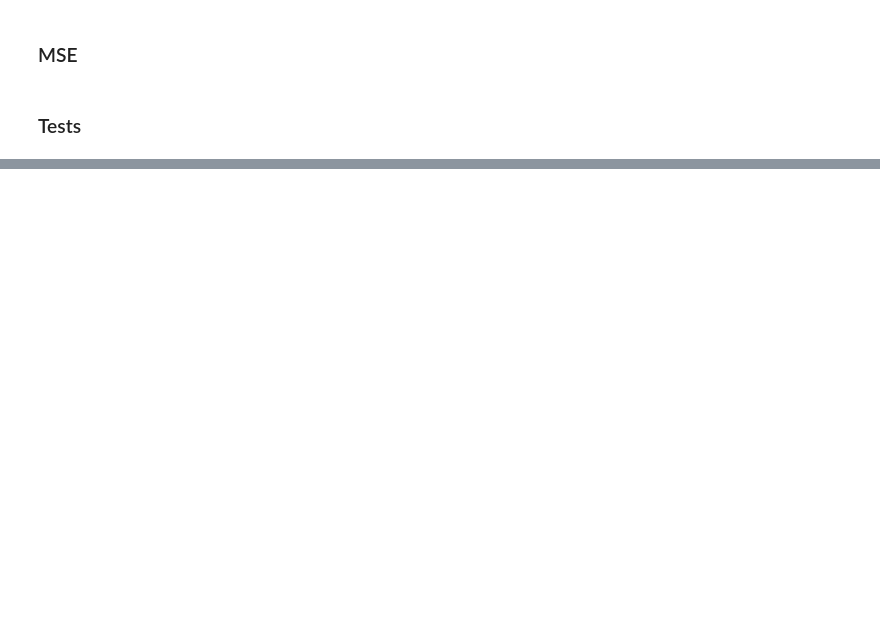
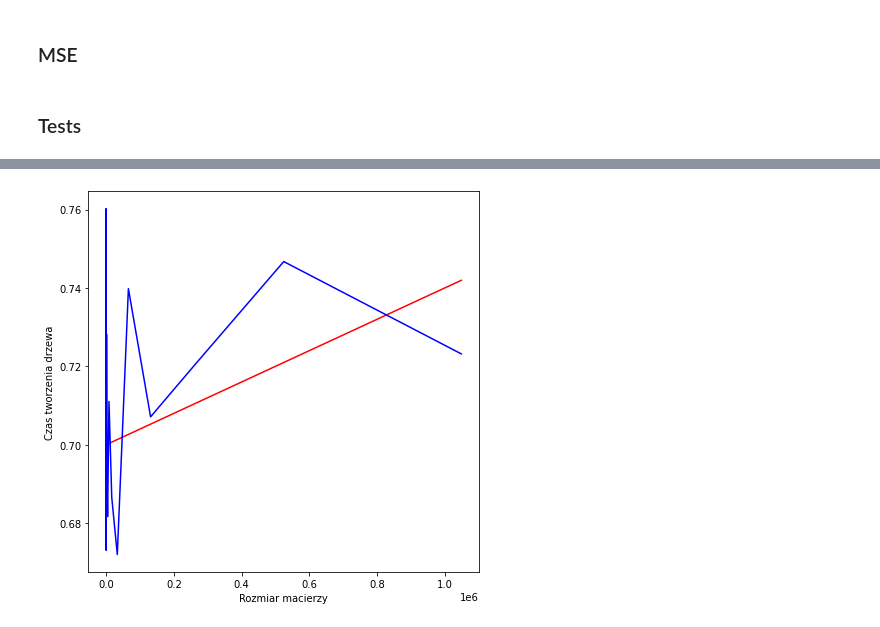
Before and after one commit to pweglik/matrix-algoritms, a Jupyter notebook: lab3/lab3.ipynb, the cells around one changed output, grey strips where cells are left out. Cells and saved outputs as stored; diff of their text form; code cells hidden in the pictures; blank space fills up the shorter version.

```diff
--- a/lab3/lab3.ipynb
+++ b/lab3/lab3.ipynb
@@ -212,0 +189,23 @@ draw_tree(node)
+# %%
+from time import time
+
+
+times: List[float] = []
+
+power_basis = list(range(2, 21))
+powers = [2**k for k in power_basis]
+
+for k in power_basis:
+
+    A = generate_matrix(128, 128, 0.5)
+    start_time: float = time()
+
+    compress(A, 1, 0.1)
+
+    times.append(time() - start_time)
+# %%
+f = lambda x: 0.4 * 10**(-7) * x**1 + 0.7
+# f = lambda x: 0.66
+compare_to_function(powers, times, f)
+# %% [output]
+[figure, added]
```
Also changed, not shown: parts of 8 cells of this notebook, 13 other files.
